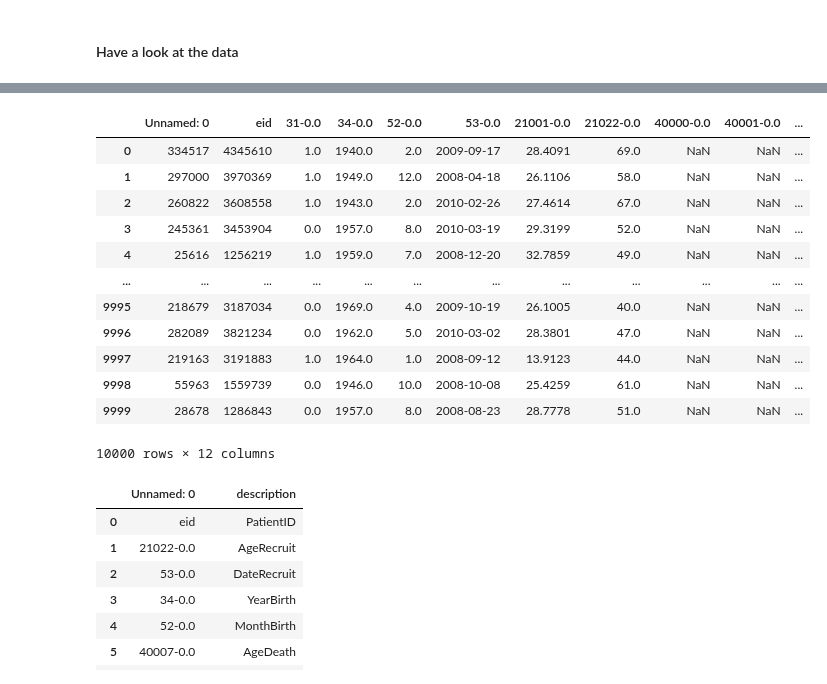
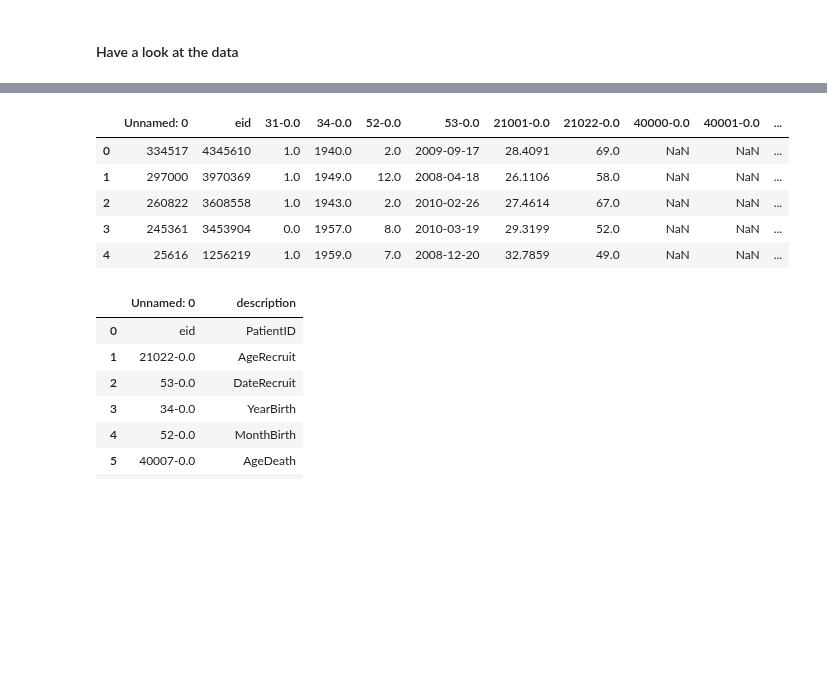
Before and after one commit to MonicaMueller/big-data-final-project, a Jupyter notebook: Project_vaccine_comorbidities.ipynb, the cells around one changed output, grey strips where cells are left out. Drawn from its saved outputs; the diff is of its cells as text; code cells hidden in the pictures; blank space fills up the shorter version.

```diff
--- a/Project_vaccine_comorbidities.ipynb
+++ b/Project_vaccine_comorbidities.ipynb
@@ -74,20 +57,13 @@ GPic10
 # %%
-mortality
+mortality.head()
 # contains death dates and other info such as age and cause of death
 # %% [output]
 |  | Unnamed: 0 | eid | 31-0.0 | 34-0.0 | 52-0.0 | 53-0.0 | 21001-0.0 | 21022-0.0 | 40000-0.0 | 40001-0.0 | ... |
 | 0 | 334517 | 4345610 | 1.0 | 1940.0 | 2.0 | 2009-09-17 | 28.4091 | 69.0 | NaN | NaN | ... |
 | 1 | 297000 | 3970369 | 1.0 | 1949.0 | 12.0 | 2008-04-18 | 26.1106 | 58.0 | NaN | NaN | ... |
 | 2 | 260822 | 3608558 | 1.0 | 1943.0 | 2.0 | 2010-02-26 | 27.4614 | 67.0 | NaN | NaN | ... |
 | 3 | 245361 | 3453904 | 0.0 | 1957.0 | 8.0 | 2010-03-19 | 29.3199 | 52.0 | NaN | NaN | ... |
 | 4 | 25616 | 1256219 | 1.0 | 1959.0 | 7.0 | 2008-12-20 | 32.7859 | 49.0 | NaN | NaN | ... |
-| ... | ... | ... | ... | ... | ... | ... | ... | ... | ... | ... | ... |
-| 9995 | 218679 | 3187034 | 0.0 | 1969.0 | 4.0 | 2009-10-19 | 26.1005 | 40.0 | NaN | NaN | ... |
-| 9996 | 282089 | 3821234 | 0.0 | 1962.0 | 5.0 | 2010-03-02 | 28.3801 | 47.0 | NaN | NaN | ... |
-| 9997 | 219163 | 3191883 | 1.0 | 1964.0 | 1.0 | 2008-09-12 | 13.9123 | 44.0 | NaN | NaN | ... |
-| 9998 | 55963 | 1559739 | 0.0 | 1946.0 | 10.0 | 2008-10-08 | 25.4259 | 61.0 | NaN | NaN | ... |
-| 9999 | 28678 | 1286843 | 0.0 | 1957.0 | 8.0 | 2008-08-23 | 28.7778 | 51.0 | NaN | NaN | ... |
-10000 rows × 12 columns
 # %%
 mortality_coding
 # coding of column names
```
Also changed, not shown: parts of 67 cells of this notebook, 8 other files.
